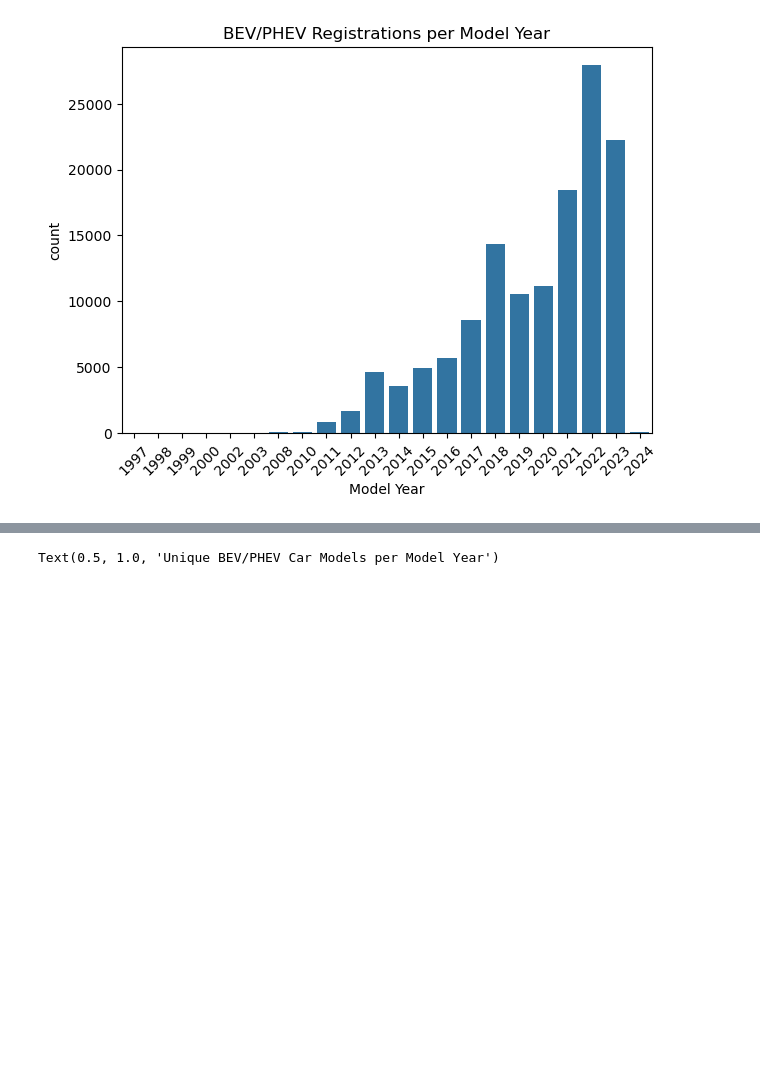
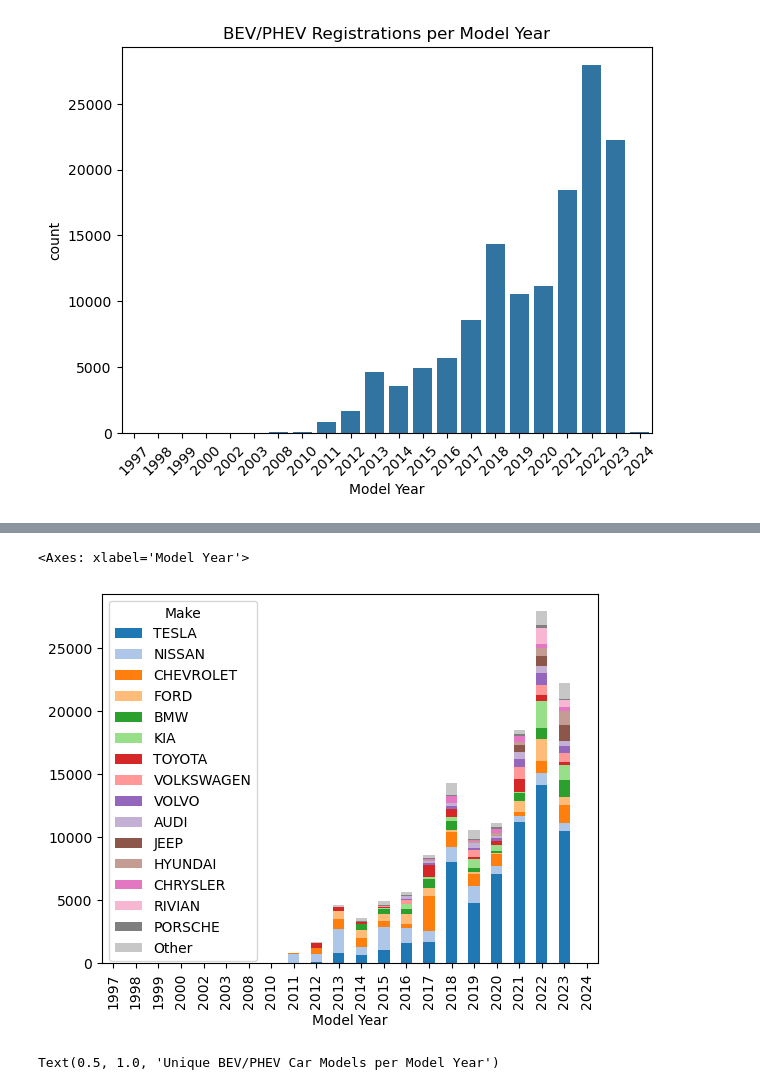
Before and after one commit to MichaelHowick/CS4580-EDA-Assignment, a Jupyter notebook: lk_notebook.ipynb, the cells around one changed output, grey strips where cells are left out. Cells and saved outputs as stored; diff of their text form; code cells hidden in the pictures; blank space fills up the shorter version.

```diff
--- a/lk_notebook.ipynb
+++ b/lk_notebook.ipynb
@@ -100,0 +146,7 @@ Text(0.5, 1.0, 'BEV/PHEV Registrations per Model Year')
+# %%
+# Stacked bar Chart is too messy, select the top 15 makes by total count
+# sum counts along column
+total_counts = manufacturer_per_year.sum(axis=0)
+# count top 15 makes in the total_count series and return the names
+top_makes = total_counts.nlargest(min(15, len(total_counts))).index
+print(top_makes)
@@ -100,0 +158,6 @@ Text(0.5, 1.0, 'BEV/PHEV Registrations per Model Year')
+# %%
+# Create subsetted dataframe only of top 15 makes
+top_makes_df = manufacturer_per_year[top_makes]
+# Make a new column - Other that combines all the other makes together, sum across rows
+top_makes_df['Other'] = manufacturer_per_year.drop(columns=top_makes).sum(axis=1)
+top_makes_df.head()
@@ -101,3 +182,11 @@ Text(0.5, 1.0, 'BEV/PHEV Registrations per Model Year')
+# %%
+# Better Plot with the top 15 and the Other category
+colors = sns.color_palette("tab20", n_colors=len(top_makes_df.columns))
+cmap = ListedColormap(colors)
+top_makes_df.plot(kind='bar', stacked=True, colormap=cmap)
+# %% [output]
+<Axes: xlabel='Model Year'>
+[figure, added]
 # %%
 unique_model_per_year = df.groupby('Model Year')['Model'].nunique()
 # %%
```
Also changed, not shown: parts of 12 cells of this notebook, 5 other files.
